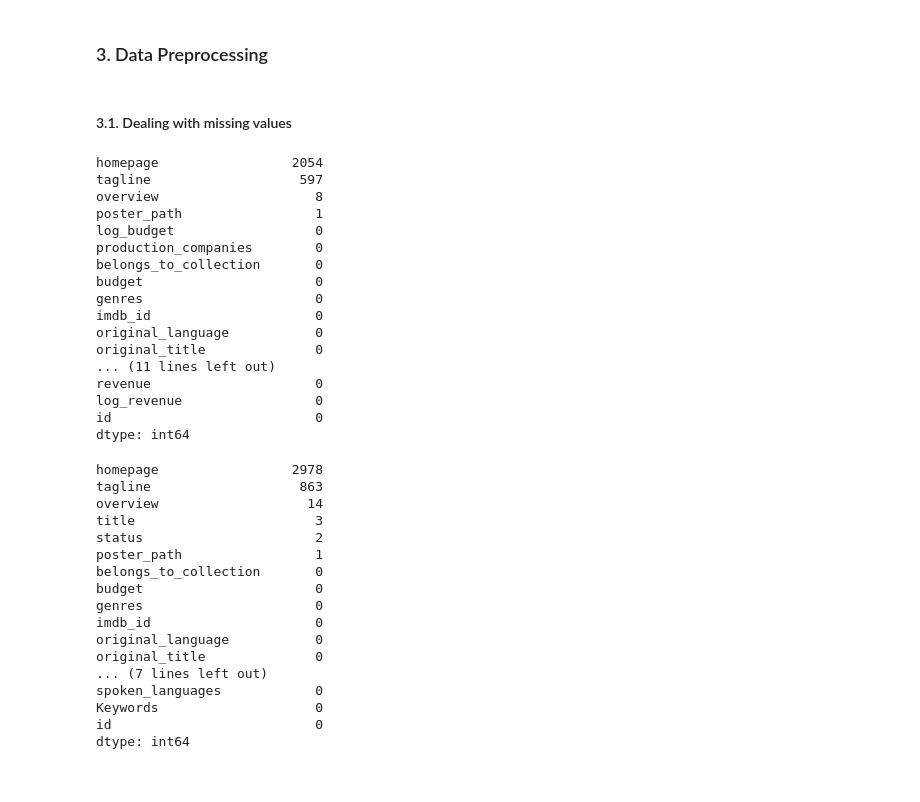
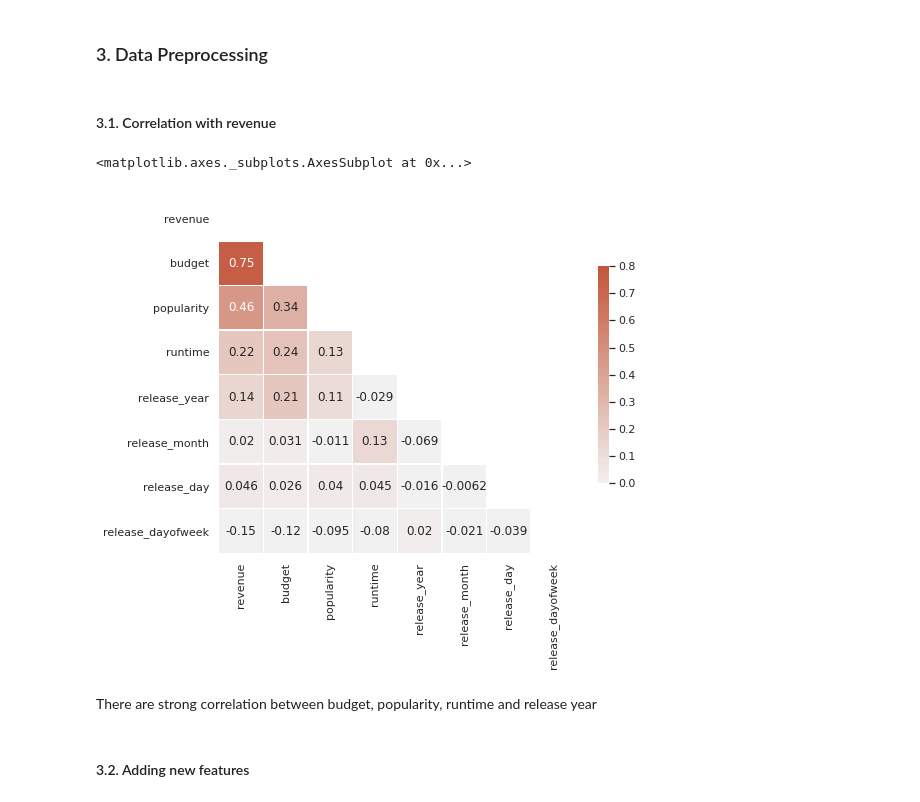
Before and after one commit to eRafaell/kaggle_tmdb_box_office_prediction, a Jupyter notebook: tmdb_box_office_prediction.ipynb, the cells around one changed output. Saved outputs shown, nothing was run; the diff lists cells and outputs as text; code cells hidden in the pictures.

```diff
--- a/tmdb_box_office_prediction.ipynb
+++ b/tmdb_box_office_prediction.ipynb
@@ -2039,46 +2100,29 @@ budget and revenue are highly correlated and there is linear relationship betwee
 # %% [markdown]
 ### 3. Data Preprocessing <a name="heading--3"/>
 # %% [markdown]
-#### 3.1. Dealing with missing values <a name="heading--3-1"/>
+#### 3.1. Correlation with revenue <a name="heading--3-1"/>
-# %%
-# Checking missing values in train set
-train.isnull().sum().sort_values(ascending=False)
-# %% [output]
-homepage                 2054
-tagline                   597
-overview                    8
-poster_path                 1
-log_budget                  0
-production_companies        0
-belongs_to_collection       0
-budget                      0
-genres                      0
-imdb_id                     0
-original_language           0
-original_title              0
-... (11 lines left out)
-revenue                     0
-log_revenue                 0
-id                          0
-dtype: int64
-# %%
-# Checking missing values in test set
-test.isnull().sum().sort_values(ascending=False)
-# %% [output]
-homepage                 2978
-tagline                   863
-overview                   14
-title                       3
-status                      2
-poster_path                 1
-belongs_to_collection       0
-budget                      0
-genres                      0
-imdb_id                     0
-original_language           0
-original_title              0
-... (7 lines left out)
-spoken_languages            0
-Keywords                    0
-id                          0
-dtype: int64
+# %%
+num_cols = ['revenue', 'budget', 'popularity', 'runtime', 'release_date',
+            'release_year' ,'release_month', 'release_day', 'release_dayofweek']
+
+sns.set(style='white')
+
+# Generate a mask for the upper triangle
+mask = np.triu(np.ones_like(train[num_cols].corr(), dtype=bool))
+
+# Set up the matplotlib figure
+f, ax = plt.subplots(figsize=(8, 8))
+
+# Generate a custom diverging colormap
+cmap = sns.diverging_palette(230, 20, as_cmap=True)
+
+# Draw the heatmap with the mask and correct aspect ratio
+sns.heatmap(train[num_cols].corr(), annot=True, mask=mask, cmap=cmap, vmax=.8, center=0, vmin=-.0,
+            square=True, linewidths=.5, cbar_kws={"shrink": .5})
+# %% [output]
+<matplotlib.axes._subplots.AxesSubplot at 0x...>
+[figure, added]
+# %% [markdown]
+There are strong correlation between budget, popularity, runtime and release year
+# %% [markdown]
+#### 3.2. Adding new features <a name="heading--3-2"/>
```
Also changed, not shown: parts of 31 cells of this notebook.
